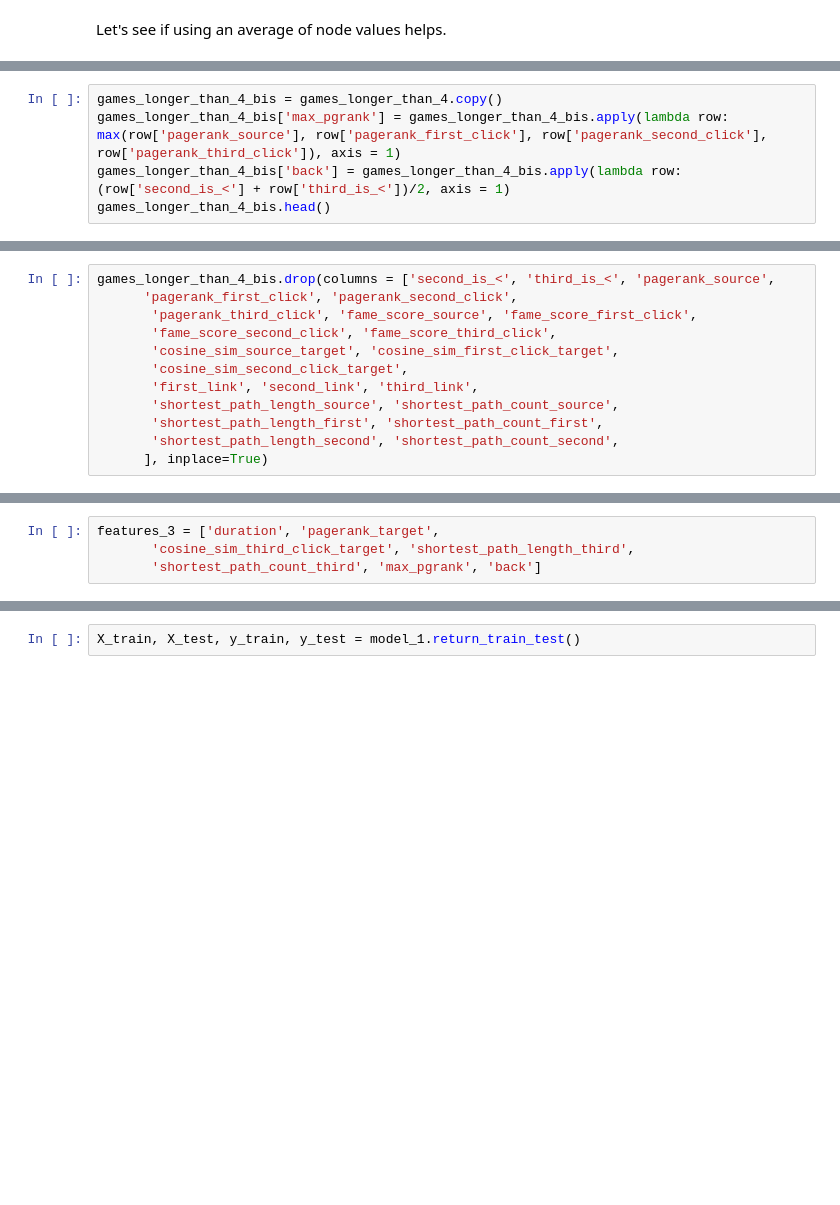
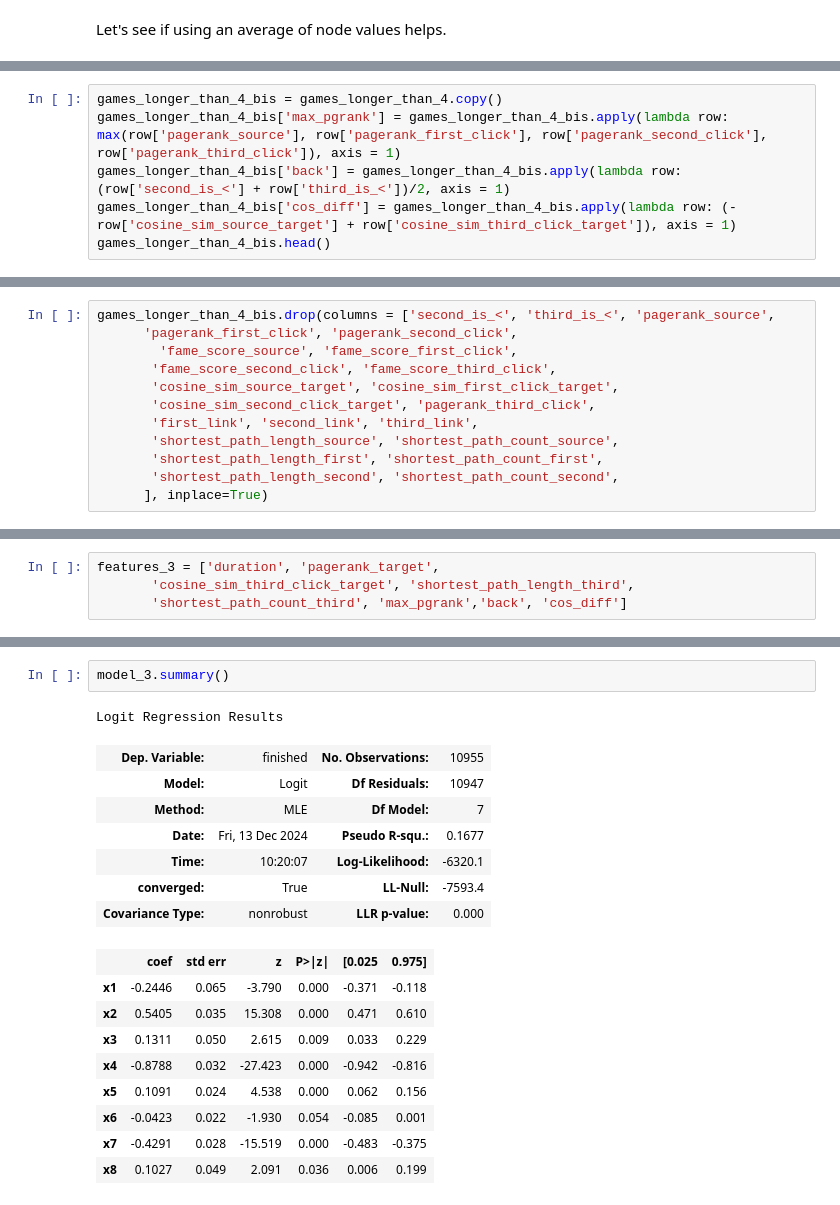
Before and after one commit to epfl-ada/ada-2024-project-outliars, a Jupyter notebook: src/ingame_analysis.ipynb, the cells around one changed output, grey strips where cells are left out. Cells and saved outputs as stored; diff of their text form; blank space fills up the shorter version.

```diff
--- a/src/ingame_analysis.ipynb
+++ b/src/ingame_analysis.ipynb
@@ -479,6 +480,7 @@ pagerank target, duration, shortest path length zadnji i shortest path count zad
 games_longer_than_4_bis = games_longer_than_4.copy()
 games_longer_than_4_bis['max_pgrank'] = games_longer_than_4_bis.apply(lambda row: max(row['pagerank_source'], row['pagerank_first_click'], row['pagerank_second_click'], row['pagerank_third_click']), axis = 1)
 games_longer_than_4_bis['back'] = games_longer_than_4_bis.apply(lambda row: (row['second_is_<'] + row['third_is_<'])/2, axis = 1)
+games_longer_than_4_bis['cos_diff'] = games_longer_than_4_bis.apply(lambda row: (-row['cosine_sim_source_target'] + row['cosine_sim_third_click_target']), axis = 1)
 games_longer_than_4_bis.head()
 # %% [output]
 |  | duration | finished | second_is_< | third_is_< | pagerank_source | pagerank_target | pagerank_first_click | ... |
@@ -507,10 +509,10 @@ Index(['duration', 'finished', 'second_is_<', 'third_is_<', 'pagerank_source',
 # %%
 games_longer_than_4_bis.drop(columns = ['second_is_<', 'third_is_<', 'pagerank_source',
       'pagerank_first_click', 'pagerank_second_click',
-       'pagerank_third_click', 'fame_score_source', 'fame_score_first_click',
+        'fame_score_source', 'fame_score_first_click',
        'fame_score_second_click', 'fame_score_third_click',
        'cosine_sim_source_target', 'cosine_sim_first_click_target',
-       'cosine_sim_second_click_target',
+       'cosine_sim_second_click_target', 'pagerank_third_click',
        'first_link', 'second_link', 'third_link',
        'shortest_path_length_source', 'shortest_path_count_source',
        'shortest_path_length_first', 'shortest_path_count_first',
@@ -535,7 +537,7 @@ Index(['duration', 'finished', 'pagerank_target',
 # %%
 features_3 = ['duration', 'pagerank_target',
        'cosine_sim_third_click_target', 'shortest_path_length_third',
-       'shortest_path_count_third', 'max_pgrank', 'back']
+       'shortest_path_count_third', 'max_pgrank','back', 'cos_diff']
 # %%
 model_3 = LogisticRegression(games_longer_than_4_bis, features_3)
 model_3.fit()
@@ -560,2 +562,20 @@ weighted avg     0.7128    0.7105    0.7097      2739
 # %%
-X_train, X_test, y_train, y_test = model_1.return_train_test()
+model_3.summary()
+# %% [output]
+Logit Regression Results
+| Dep. Variable: | finished | No. Observations: | 10955 |
+| Model: | Logit | Df Residuals: | 10947 |
+| Method: | MLE | Df Model: | 7 |
+| Date: | Fri, 13 Dec 2024 | Pseudo R-squ.: | 0.1677 |
+| Time: | 10:20:07 | Log-Likelihood: | -6320.1 |
+| converged: | True | LL-Null: | -7593.4 |
+| Covariance Type: | nonrobust | LLR p-value: | 0.000 |
+|  | coef | std err | z | P>|z| | [0.025 | 0.975] |
+| x1 | -0.2446 | 0.065 | -3.790 | 0.000 | -0.371 | -0.118 |
+| x2 | 0.5405 | 0.035 | 15.308 | 0.000 | 0.471 | 0.610 |
+| x3 | 0.1311 | 0.050 | 2.615 | 0.009 | 0.033 | 0.229 |
+| x4 | -0.8788 | 0.032 | -27.423 | 0.000 | -0.942 | -0.816 |
+| x5 | 0.1091 | 0.024 | 4.538 | 0.000 | 0.062 | 0.156 |
+| x6 | -0.0423 | 0.022 | -1.930 | 0.054 | -0.085 | 0.001 |
+| x7 | -0.4291 | 0.028 | -15.519 | 0.000 | -0.483 | -0.375 |
+| x8 | 0.1027 | 0.049 | 2.091 | 0.036 | 0.006 | 0.199 |
```
Also changed, not shown: parts of 10 cells of this notebook, 2 other files.
